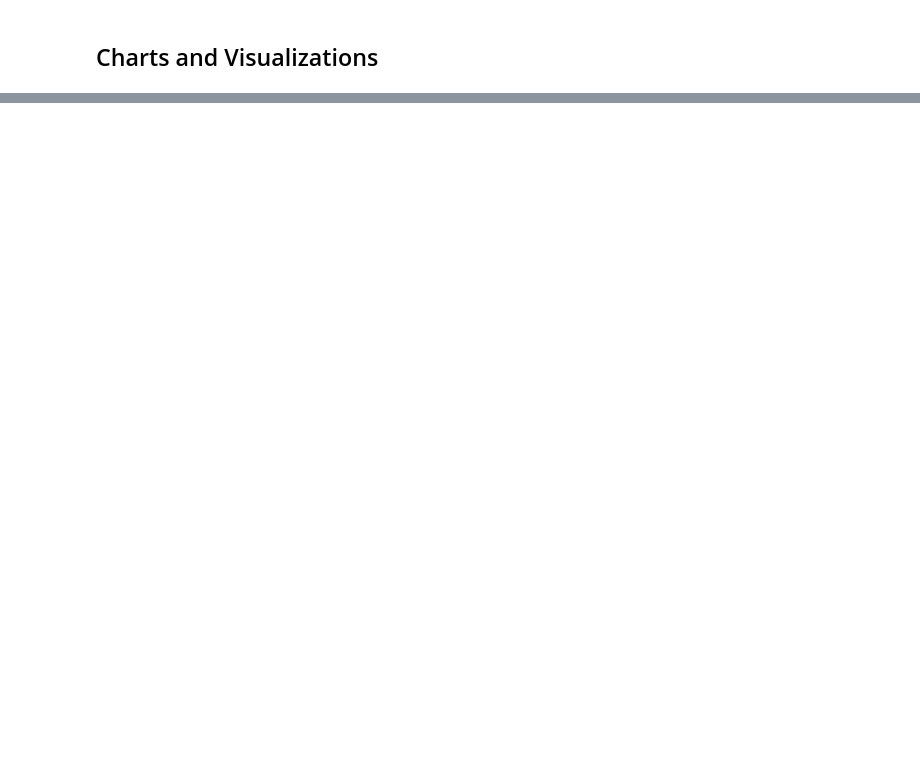
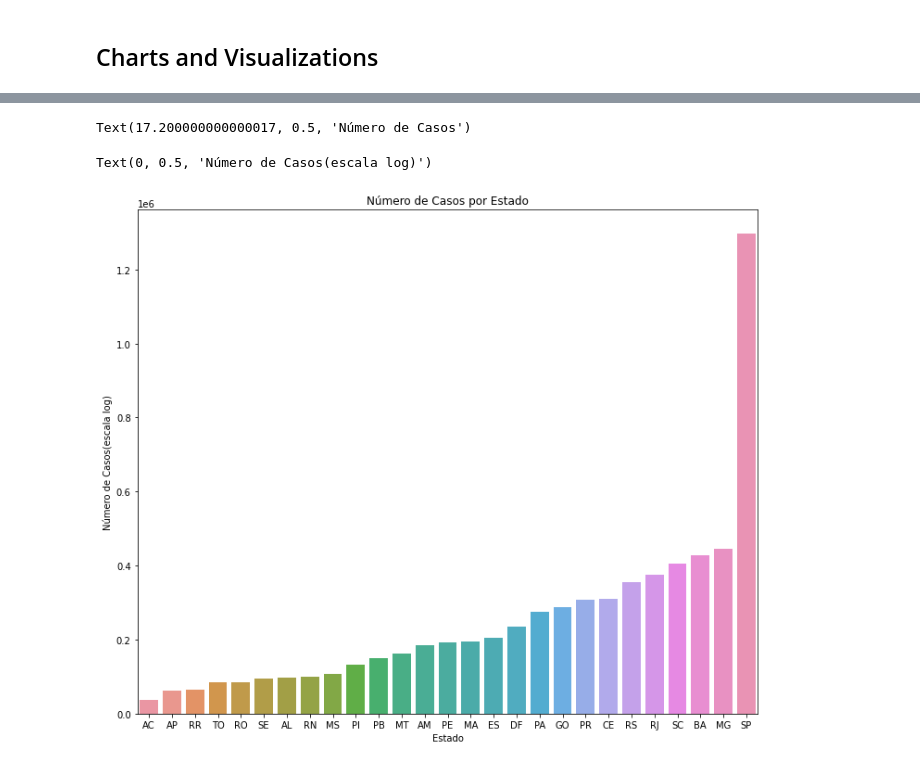
Before and after one commit to LeonardoBerlatto/python-covid19-brazil, a Jupyter notebook: covid.ipynb, the cells around one changed output, grey strips where cells are left out. Drawn from its saved outputs; the diff is of its cells as text; code cells hidden in the pictures; blank space fills up the shorter version.

```diff
--- a/covid.ipynb
+++ b/covid.ipynb
@@ -81,0 +88,25 @@ Text(0.5, 0.98, 'Casos x Mortes diárias')
+# %%
+# number of cases per state
+cases_per_state_columns = ['estado', 'casosAcumulado']
+
+cases_per_state = dataset[cases_per_state_columns].groupby(['estado']).max().reset_index()
+cases_per_state.sort_values(by='casosAcumulado')
+
+
+cases_per_state.sort_values(by='casosAcumulado', ascending=False).head()
+axes[0].set_xlabel('Meses')
+axes[0].set_ylabel('Número de Casos')
+# %% [output]
+Text(17.200000000000017, 0.5, 'Número de Casos')
+# %%
+cases_per_state = cases_per_state.sort_values(by='casosAcumulado', ascending=True)
+
+plot.figure(figsize=(12,10))
+
+sns.barplot(x='estado', y='casosAcumulado', data=cases_per_state)
+plot.title('Número de Casos por Estado')
+plot.xlabel('Estado')
+plot.ylabel('Número de Casos(escala log)')
+# %% [output]
+Text(0, 0.5, 'Número de Casos(escala log)')
+[figure, added]
```
Also changed, not shown: parts of 17 cells of this notebook.
